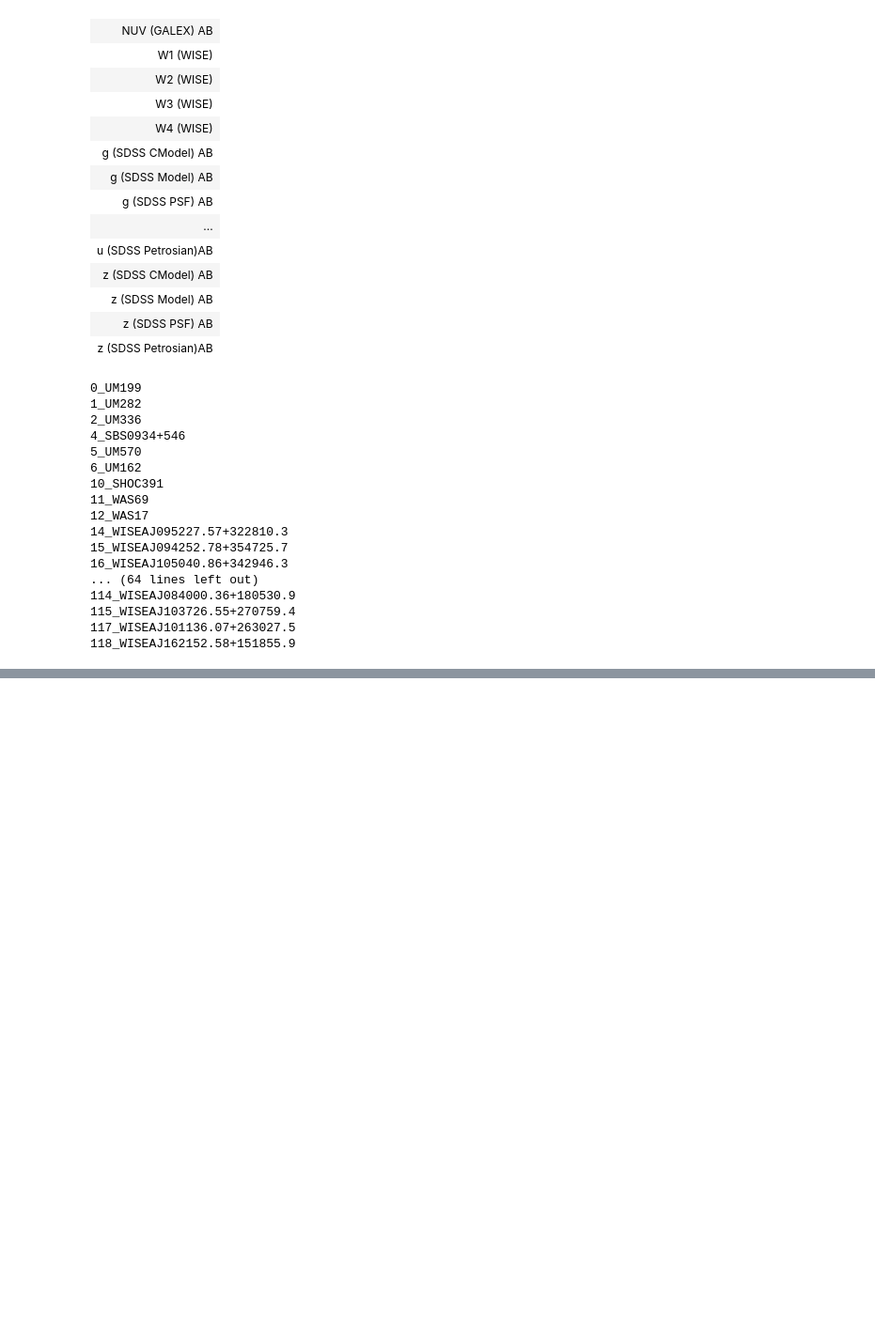
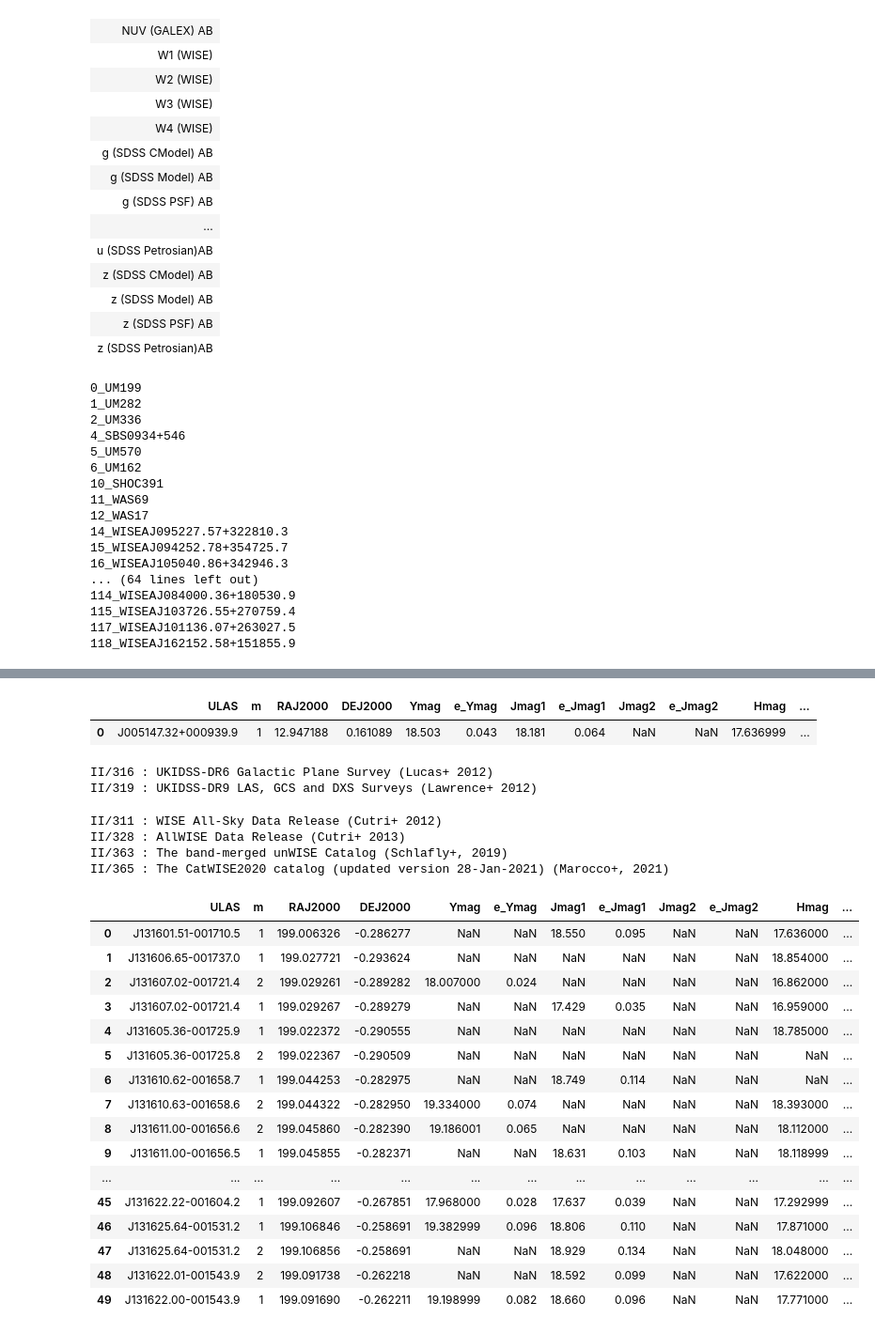
Before and after one commit to hol1m4n/HIIGalaxies, a Jupyter notebook: SPS/CIGALE entries.ipynb, the cells around one changed output, grey strips where cells are left out. Shown: that part at 94% size. Saved outputs shown, nothing was run; the diff lists cells and outputs as text; code cells hidden in the pictures; blank space fills up the shorter version.

Commit message:
UKIDSS prob

```diff
--- a/SPS/CIGALE entries.ipynb
+++ b/SPS/CIGALE entries.ipynb
@@ -520,0 +456,73 @@ plt.plot(exal2['time'],exal2['SFR'])
+# %%
+# Configuración
+Vizier.ROW_LIMIT = 10000  # puedes aumentar si buscas muchos objetos
+#Vizier.columns = ["RAJ2000", "DEJ2000", "Ymag", "Jmag", "Hmag", "Kmag", "e_Ymag", "e_Jmag", "e_Hmag", "e_Kmag"]
+
+# Coordenadas del objeto
+ra, dec = 12.947112,0.16112404 # grados
+pos = SkyCoord(ra=ra*u.deg, dec=dec*u.deg, frame="icrs")
+
+# Catálogo UKIDSS LAS en VizieR
+cat_id = "II/319/"  # DR9 LAS (hay DR10/DR11 también)
+
+# Consulta por radio
+res = Vizier.query_region(pos, radius=1*u.arcsec, catalog=cat_id)
+
+if res:
+    tab = res[0]
+    df = tab.to_pandas()
+    df
+else:
+    print("Sin detección en UKIDSS dentro del radio dado.")
+
+
+df
+# %% [output]
+|  | ULAS | m | RAJ2000 | DEJ2000 | Ymag | e_Ymag | Jmag1 | e_Jmag1 | Jmag2 | e_Jmag2 | Hmag | ... |
+| 0 | J005147.32+000939.9 | 1 | 12.947188 | 0.161089 | 18.503 | 0.043 | 18.181 | 0.064 | NaN | NaN | 17.636999 | ... |
+# %%
+from astroquery.vizier import Vizier
+vizier = Vizier() # this instantiates Vizier with its default parameters
+catalog_list = vizier.find_catalogs('ukidss')
+
+for k, v in catalog_list.items():
+    print(k, ":", v.description)
+# %% [output]
+II/316 : UKIDSS-DR6 Galactic Plane Survey (Lucas+ 2012)
+II/319 : UKIDSS-DR9 LAS, GCS and DXS Surveys (Lawrence+ 2012)
+# %%
+from astroquery.vizier import Vizier
+vizier = Vizier() # this instantiates Vizier with its default parameters
+catalog_list = vizier.find_catalogs('wise')
+
+for k, v in catalog_list.items():
+    print(k, ":", v.description)
+# %% [output]
+II/311 : WISE All-Sky Data Release (Cutri+ 2012)
+II/328 : AllWISE Data Release (Cutri+ 2013)
+II/363 : The band-merged unWISE Catalog (Schlafly+, 2019)
+II/365 : The CatWISE2020 catalog (updated version 28-Jan-2021) (Marocco+, 2021)
+# %%
+vizier.ROW_LIMIT = 50
+UKIDSS = vizier.get_catalogs("II/319/las9")
+Uk_cat = UKIDSS[0]
+Uk_cat = Uk_cat.to_pandas()
+Uk_cat
+# %% [output]
+|  | ULAS | m | RAJ2000 | DEJ2000 | Ymag | e_Ymag | Jmag1 | e_Jmag1 | Jmag2 | e_Jmag2 | Hmag | ... |
+| 0 | J131601.51-001710.5 | 1 | 199.006326 | -0.286277 | NaN | NaN | 18.550 | 0.095 | NaN | NaN | 17.636000 | ... |
+| 1 | J131606.65-001737.0 | 1 | 199.027721 | -0.293624 | NaN | NaN | NaN | NaN | NaN | NaN | 18.854000 | ... |
+| 2 | J131607.02-001721.4 | 2 | 199.029261 | -0.289282 | 18.007000 | 0.024 | NaN | NaN | NaN | NaN | 16.862000 | ... |
+| 3 | J131607.02-001721.4 | 1 | 199.029267 | -0.289279 | NaN | NaN | 17.429 | 0.035 | NaN | NaN | 16.959000 | ... |
+| 4 | J131605.36-001725.9 | 1 | 199.022372 | -0.290555 | NaN | NaN | NaN | NaN | NaN | NaN | 18.785000 | ... |
+| 5 | J131605.36-001725.8 | 2 | 199.022367 | -0.290509 | NaN | NaN | NaN | NaN | NaN | NaN | NaN | ... |
+| 6 | J131610.62-001658.7 | 1 | 199.044253 | -0.282975 | NaN | NaN | 18.749 | 0.114 | NaN | NaN | NaN | ... |
+| 7 | J131610.63-001658.6 | 2 | 199.044322 | -0.282950 | 19.334000 | 0.074 | NaN | NaN | NaN | NaN | 18.393000 | ... |
+| 8 | J131611.00-001656.6 | 2 | 199.045860 | -0.282390 | 19.186001 | 0.065 | NaN | NaN | NaN | NaN | 18.112000 | ... |
+| 9 | J131611.00-001656.5 | 1 | 199.045855 | -0.282371 | NaN | NaN | 18.631 | 0.103 | NaN | NaN | 18.118999 | ... |
+| ... | ... | ... | ... | ... | ... | ... | ... | ... | ... | ... | ... | ... |
+| 45 | J131622.22-001604.2 | 1 | 199.092607 | -0.267851 | 17.968000 | 0.028 | 17.637 | 0.039 | NaN | NaN | 17.292999 | ... |
+| 46 | J131625.64-001531.2 | 1 | 199.106846 | -0.258691 | 19.382999 | 0.096 | 18.806 | 0.110 | NaN | NaN | 17.871000 | ... |
+| 47 | J131625.64-001531.2 | 2 | 199.106856 | -0.258691 | NaN | NaN | 18.929 | 0.134 | NaN | NaN | 18.048000 | ... |
+| 48 | J131622.01-001543.9 | 2 | 199.091738 | -0.262218 | NaN | NaN | 18.592 | 0.099 | NaN | NaN | 17.622000 | ... |
+| 49 | J131622.00-001543.9 | 1 | 199.091690 | -0.262211 | 19.198999 | 0.082 | 18.660 | 0.096 | NaN | NaN | 17.771000 | ... |
```
Also changed, not shown: parts of 19 cells of this notebook, 2 other files.
